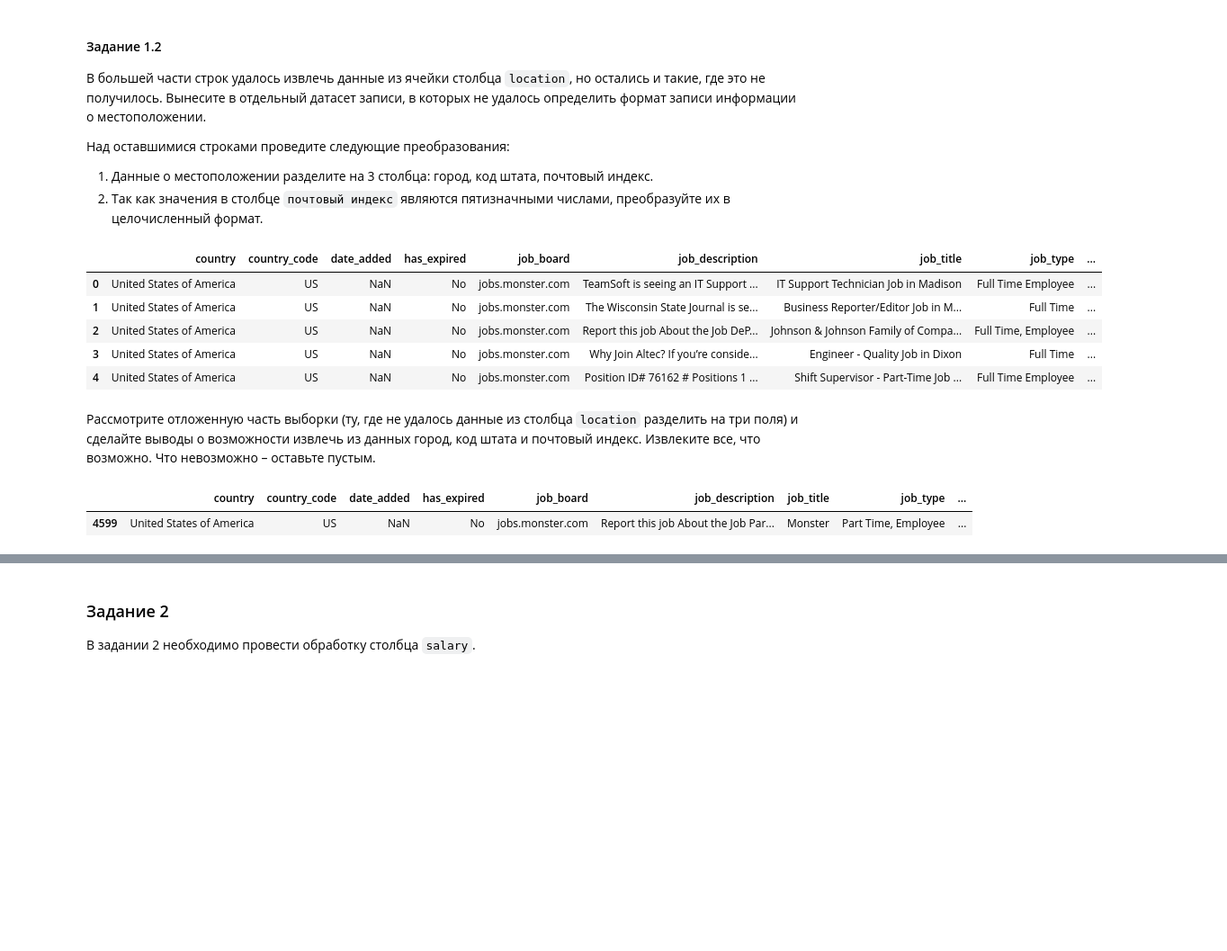
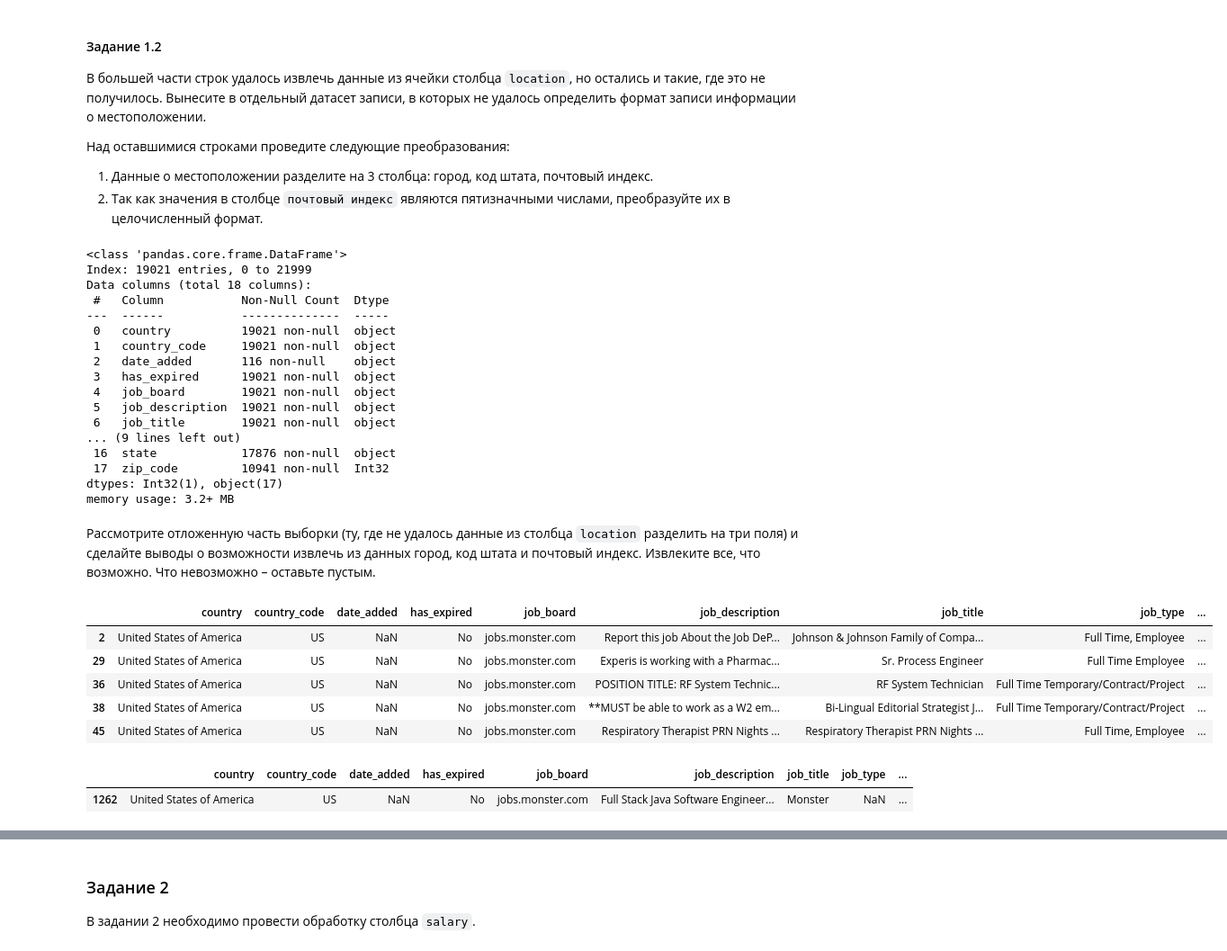
Before and after one commit to Sap-Artem/visualization_lab3, a Jupyter notebook: lab3.ipynb, the cells around one changed output, grey strips where cells are left out. Shown: that part at 90% size. Cells and saved outputs as stored; diff of their text form; code cells hidden in the pictures; blank space fills up the shorter version.

```diff
--- a/lab3.ipynb
+++ b/lab3.ipynb
@@ -218,7 +225,7 @@ data.nunique()
 | uniq_id | 22000 |
 dtype: int64
 # %%
-data = data.drop(columns=['page_url', 'uniq_id']).drop_duplicates()
+data = data.drop_duplicates(subset=[column for column in data.columns if column not in ['page_url', 'uniq_id']])
 data.info()
 # %% [output]
 <class 'pandas.core.frame.DataFrame'>
@@ -333,6 +338,8 @@ plt.show()
 1. Данные о местоположении разделите на 3 столбца: город, код штата, почтовый индекс.
 2. Так как значения в столбце `почтовый индекс` являются пятизначными числами, преобразуйте их в целочисленный формат.
 # %%
+unparsed_data = data[data['format'] == 'unknown'].copy()
+data = data[data['format'] != 'unknown']
 extracted_data = pd.DataFrame(index=data.index, columns=['city', 'state', 'zip_code'])
 for index, row in data.iterrows():
     for pattern_name, pattern in patterns.items():
@@ -346,20 +353,41 @@ for index, row in data.iterrows():
 extracted_data['zip_code'] = pd.to_numeric(extracted_data['zip_code'], errors='coerce').astype('Int32')
 data[['city', 'state', 'zip_code']] = extracted_data
 data.head()
+data.info()
 # %% [output]
-|  | country | country_code | date_added | has_expired | job_board | job_description | job_title | job_type | ... |
-| 0 | United States of America | US | NaN | No | jobs.monster.com | TeamSoft is seeing an IT Support ... | IT Support Technician Job in Madison | Full Time Employee | ... |
-| 1 | United States of America | US | NaN | No | jobs.monster.com | The Wisconsin State Journal is se... | Business Reporter/Editor Job in M... | Full Time | ... |
-| 2 | United States of America | US | NaN | No | jobs.monster.com | Report this job About the Job DeP... | Johnson & Johnson Family of Compa... | Full Time, Employee | ... |
-| 3 | United States of America | US | NaN | No | jobs.monster.com | Why Join Altec? If you’re conside... | Engineer - Quality Job in Dixon | Full Time | ... |
-| 4 | United States of America | US | NaN | No | jobs.monster.com | Position ID# 76162 # Positions 1 ... | Shift Supervisor - Part-Time Job ... | Full Time Employee | ... |
+<class 'pandas.core.frame.DataFrame'>
+Index: 19021 entries, 0 to 21999
+Data columns (total 18 columns):
+ #   Column           Non-Null Count  Dtype
+---  ------           --------------  -----
+ 0   country          19021 non-null  object
+ 1   country_code     19021 non-null  object
+ 2   date_added       116 non-null    object
+ 3   has_expired      19021 non-null  object
+ 4   job_board        19021 non-null  object
+ 5   job_description  19021 non-null  object
+ 6   job_title        19021 non-null  object
+... (9 lines left out)
+ 16  state            17876 non-null  object
+ 17  zip_code         10941 non-null  Int32
+dtypes: Int32(1), object(17)
+memory usage: 3.2+ MB
 # %% [markdown]
 Рассмотрите отложенную часть выборки (ту, где не удалось данные из столбца `location` разделить на три поля) и сделайте выводы о возможности извлечь из данных город, код штата и почтовый индекс. Извлеките все, что возможно. Что невозможно – оставьте пустым.
-# %%
-data[data['format'] == 'unknown'].sample()
-# %% [output]
-|  | country | country_code | date_added | has_expired | job_board | job_description | job_title | job_type | ... |
-| 4599 | United States of America | US | NaN | No | jobs.monster.com | Report this job About the Job Par... | Monster | Part Time, Employee | ... |
+# %%
+unparsed_data.head()
+# %% [output]
+|  | country | country_code | date_added | has_expired | job_board | job_description | job_title | job_type | ... |
+| 2 | United States of America | US | NaN | No | jobs.monster.com | Report this job About the Job DeP... | Johnson & Johnson Family of Compa... | Full Time, Employee | ... |
+| 29 | United States of America | US | NaN | No | jobs.monster.com | Experis is working with a Pharmac... | Sr. Process Engineer | Full Time Employee | ... |
+| 36 | United States of America | US | NaN | No | jobs.monster.com | POSITION TITLE: RF System Technic... | RF System Technician | Full Time Temporary/Contract/Project | ... |
+| 38 | United States of America | US | NaN | No | jobs.monster.com | **MUST be able to work as a W2 em... | Bi-Lingual Editorial Strategist J... | Full Time Temporary/Contract/Project | ... |
+| 45 | United States of America | US | NaN | No | jobs.monster.com | Respiratory Therapist PRN Nights ... | Respiratory Therapist PRN Nights ... | Full Time, Employee | ... |
+# %%
+unparsed_data.sample()
+# %% [output]
+|  | country | country_code | date_added | has_expired | job_board | job_description | job_title | job_type | ... |
+| 1262 | United States of America | US | NaN | No | jobs.monster.com | Full Stack Java Software Engineer... | Monster | NaN | ... |
 # %%
 # Можем заменить, что много строчек почти стандартные, но имеют приписку "Address" в самом начале
 # %%
```
Also changed, not shown: parts of 13 cells of this notebook.
